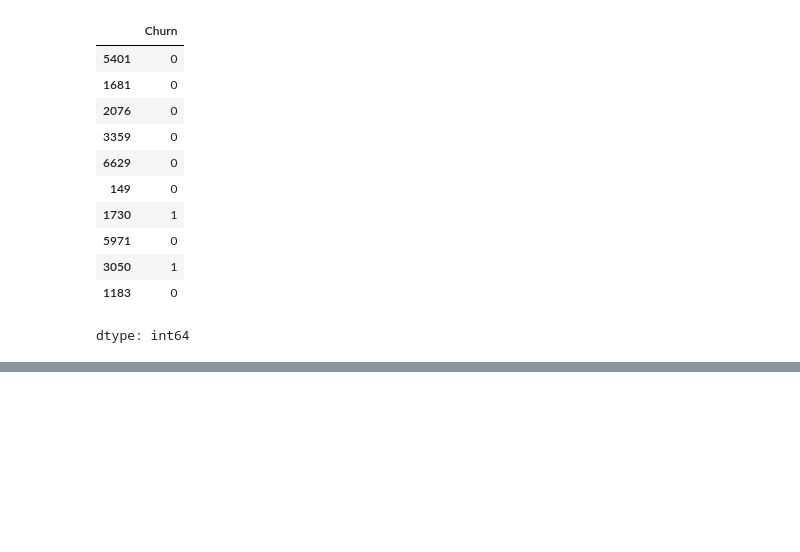
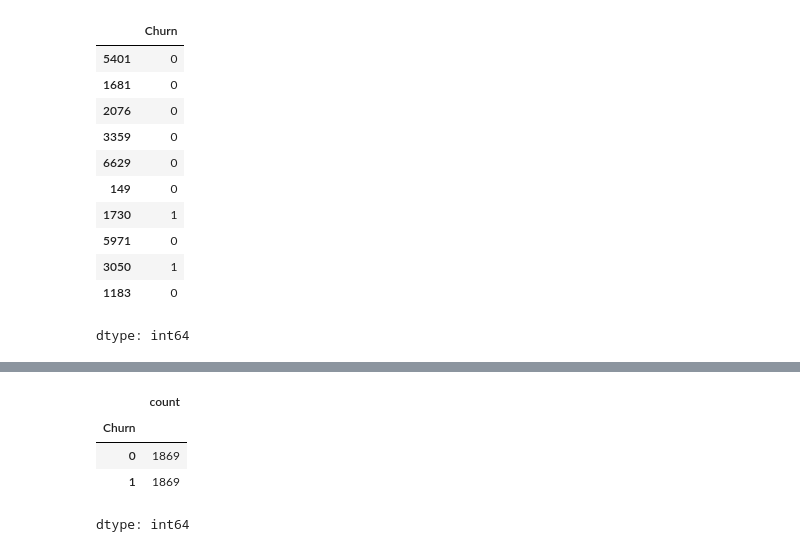
Before and after one commit to Karthikard/DL, a Jupyter notebook: 5_churn.ipynb, the cells around one changed output, grey strips where cells are left out. Cells and saved outputs as stored; diff of their text form; code cells hidden in the pictures; blank space fills up the shorter version.

```diff
--- a/5_churn.ipynb
+++ b/5_churn.ipynb
@@ -443,0 +477,13 @@ Text(95.72222222222221, 0.5, 'Truth')
+# %%
+#random under sampling
+df_class_0_under = df_class_0.sample(count_class_1)
+
+df_test_under=pd.concat([df_class_0_under , df_class_1] , axis=0)
+
+df_test_under.Churn.value_counts()
+# %% [output]
+|  | count |
+| Churn |  |
+| 0 | 1869 |
+| 1 | 1869 |
+dtype: int64
```
Also changed, not shown: parts of 23 cells of this notebook.
